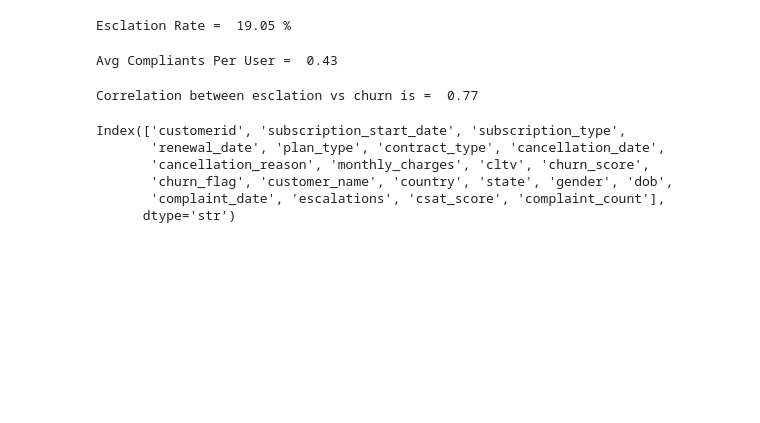
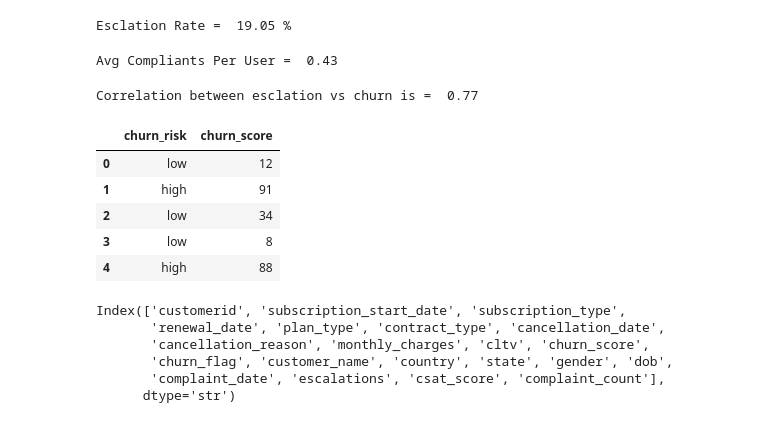
Before and after one commit to balkrushnanaik/Python-Projects, a Jupyter notebook: Churn Analysis and Customer Intelligence/Churn_Analysis.ipynb, the cells around one changed output. Saved outputs shown, nothing was run; the diff lists cells and outputs as text; code cells hidden in the pictures; blank space fills up the shorter version.

```diff
--- a/Churn Analysis and Customer Intelligence/Churn_Analysis.ipynb
+++ b/Churn Analysis and Customer Intelligence/Churn_Analysis.ipynb
@@ -561,6 +561,26 @@ correlation = corr_df['escalations'].corr(df['churn_flag'])
 print("Correlation between esclation vs churn is = ", round(correlation,2))
 # %% [output]
 Correlation between esclation vs churn is =  0.77
+# %%
+# 11. Create a column using existing col - Churn risk
+conditions = [
+        (df['churn_score'] < 50),
+        (df['churn_score'] >= 50) & (df['churn_score'] < 70),
+        (df['churn_score'] >= 70)
+]
+
+choices = ['low', 'med', 'high']
+
+df['churn_risk'] = np.select(conditions, choices, default='unkown')
+# %%
+df[['churn_risk','churn_score']].head()
+# %% [output]
+|  | churn_risk | churn_score |
+| 0 | low | 12 |
+| 1 | high | 91 |
+| 2 | low | 34 |
+| 3 | low | 8 |
+| 4 | high | 88 |
 # %%
 df.columns
 # %% [output]
```
